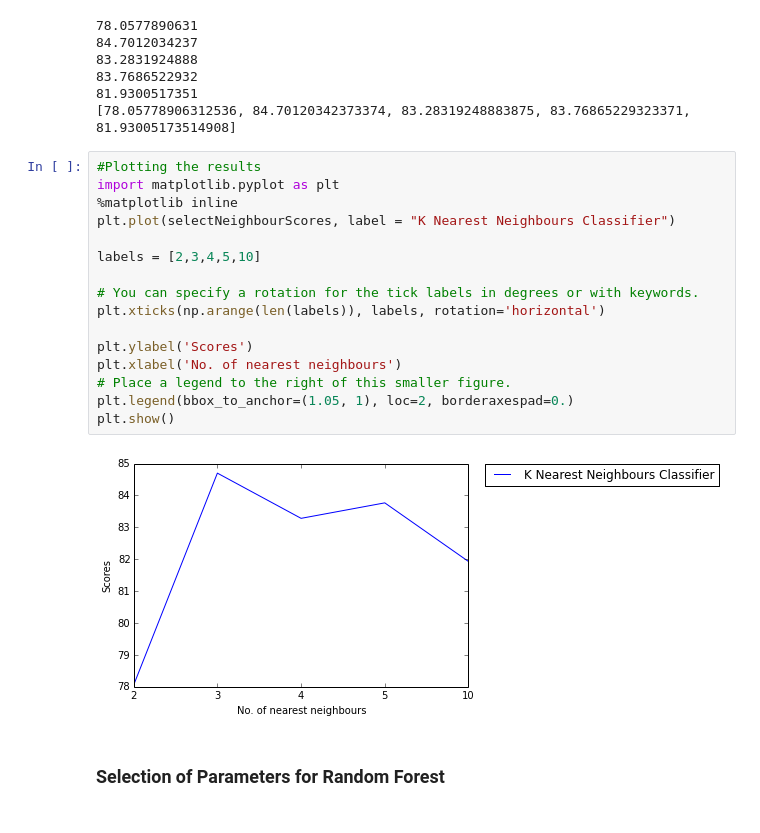
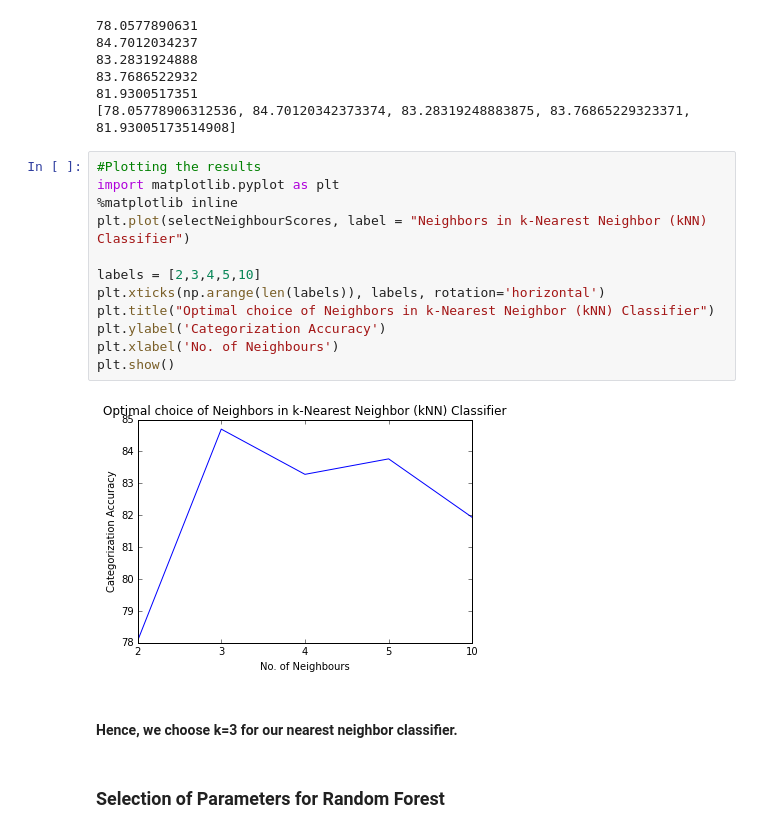
Before and after one commit to nehgu/Anomaly-Detection, a Jupyter notebook: Challenges/Malware_Classification_Challenge_3/Malware_Classification_Challenge_3.ipynb, the cells around one changed output. Cells and saved outputs as stored; diff of their text form.

```diff
--- a/Challenges/Malware_Classification_Challenge_3/Malware_Classification_Challenge_3.ipynb
+++ b/Challenges/Malware_Classification_Challenge_3/Malware_Classification_Challenge_3.ipynb
@@ -768,21 +765,19 @@ print selectNeighbourScores
 # %%
 #Plotting the results
 import matplotlib.pyplot as plt
 %matplotlib inline
-plt.plot(selectNeighbourScores, label = "K Nearest Neighbours Classifier")
+plt.plot(selectNeighbourScores, label = "Neighbors in k-Nearest Neighbor (kNN) Classifier")
 
 labels = [2,3,4,5,10]
-
-# You can specify a rotation for the tick labels in degrees or with keywords.
 plt.xticks(np.arange(len(labels)), labels, rotation='horizontal')
-
-plt.ylabel('Scores')
-plt.xlabel('No. of nearest neighbours')
-# Place a legend to the right of this smaller figure.
-plt.legend(bbox_to_anchor=(1.05, 1), loc=2, borderaxespad=0.)
+plt.title("Optimal choice of Neighbors in k-Nearest Neighbor (kNN) Classifier")
+plt.ylabel('Categorization Accuracy')
+plt.xlabel('No. of Neighbours')
 plt.show()
 # %% [output]
-[figure, old version]
+[figure, new version]
+# %% [markdown]
+#### Hence, we choose k=3 for our nearest neighbor classifier.
 # %% [markdown]
 ### Selection of Parameters for Random Forest
 # %%
```
Also changed, not shown: parts of 7 cells of this notebook.
